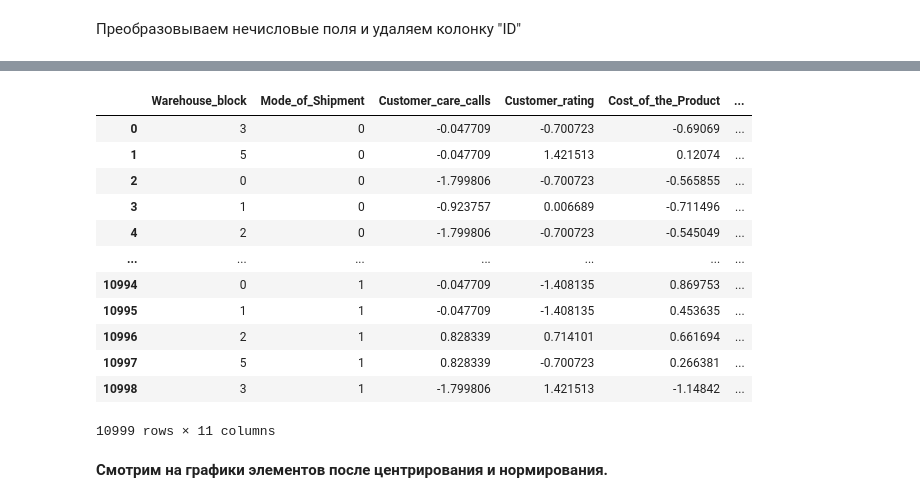
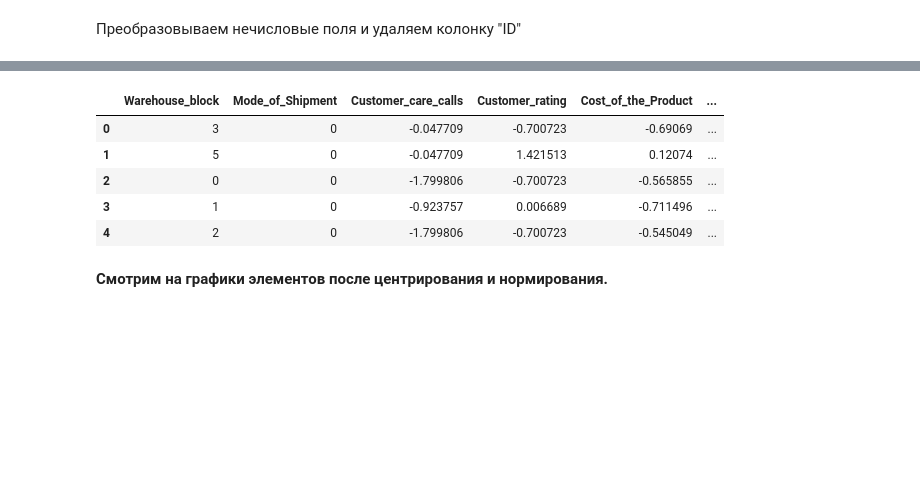
Before and after one commit to yarmukh/Course_Project_Python_in_Science-Engineering, a Jupyter notebook: my_project.ipynb, the cells around one changed output, grey strips where cells are left out. Cells and saved outputs as stored; diff of their text form; code cells hidden in the pictures; blank space fills up the shorter version.

```diff
--- a/my_project.ipynb
+++ b/my_project.ipynb
@@ -78,24 +78,17 @@ df = df.drop(columns="ID", errors='ignore')
 # %%
 columns = ['Customer_care_calls', 'Customer_rating', 'Prior_purchases', 'Product_importance']
 df_standardized = (df - df.mean()) / df.std()
 
 for name in ["Warehouse_block", "Mode_of_Shipment", "Gender", "Reached.on.Time_Y.N"]:
     df_standardized[name] = df[name]
-df_standardized
+df_standardized.head()
 # %% [output]
 |  | Warehouse_block | Mode_of_Shipment | Customer_care_calls | Customer_rating | Cost_of_the_Product | ... |
 | 0 | 3 | 0 | -0.047709 | -0.700723 | -0.69069 | ... |
 | 1 | 5 | 0 | -0.047709 | 1.421513 | 0.12074 | ... |
 | 2 | 0 | 0 | -1.799806 | -0.700723 | -0.565855 | ... |
 | 3 | 1 | 0 | -0.923757 | 0.006689 | -0.711496 | ... |
 | 4 | 2 | 0 | -1.799806 | -0.700723 | -0.545049 | ... |
-| ... | ... | ... | ... | ... | ... | ... |
-| 10994 | 0 | 1 | -0.047709 | -1.408135 | 0.869753 | ... |
-| 10995 | 1 | 1 | -0.047709 | -1.408135 | 0.453635 | ... |
-| 10996 | 2 | 1 | 0.828339 | 0.714101 | 0.661694 | ... |
-| 10997 | 5 | 1 | 0.828339 | -0.700723 | 0.266381 | ... |
-| 10998 | 3 | 1 | -1.799806 | 1.421513 | -1.14842 | ... |
-10999 rows × 11 columns
 # %% [markdown]
 **Смотрим на графики элементов после центрирования и нормирования\.**
 # %%
```
Also changed, not shown: parts of 9 cells of this notebook.
